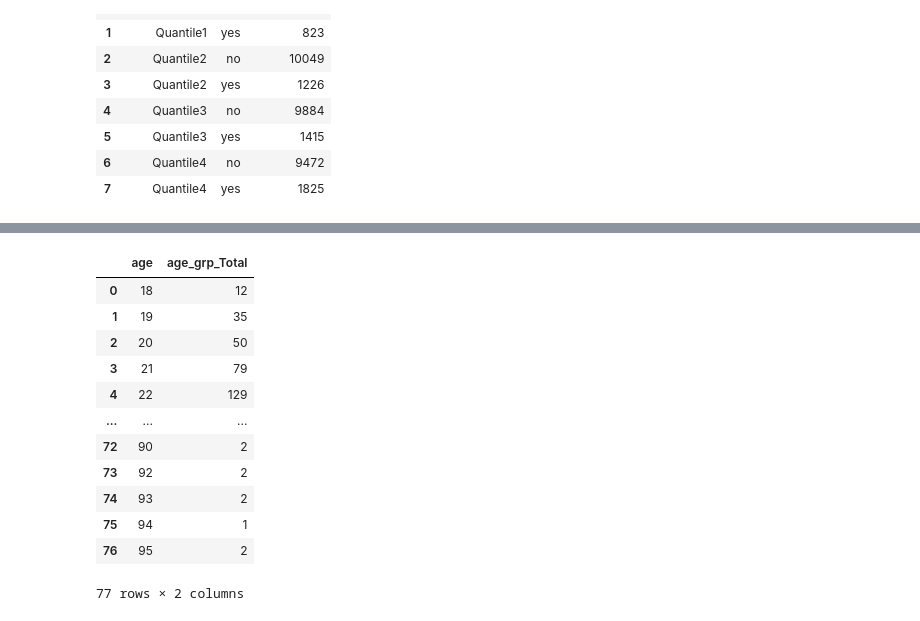
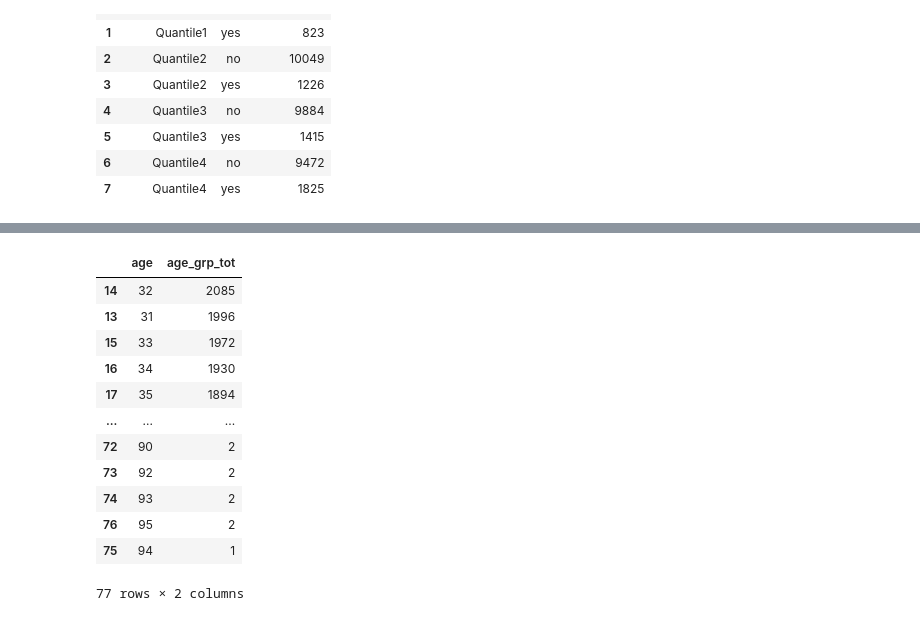
Before and after one commit to jjpal/practice_projects, a Jupyter notebook: Packt Workshops/Binary_Classification_Activity_3_01.ipynb, the cells around one changed output, grey strips where cells are left out. Cells and saved outputs as stored; diff of their text form; code cells hidden in the pictures.

Commit message:
more transformations

```diff
--- a/Packt Workshops/Binary_Classification_Activity_3_01.ipynb
+++ b/Packt Workshops/Binary_Classification_Activity_3_01.ipynb
@@ -248,0 +310,15 @@ bank_data_comb
+# %%
+# Adding a small numerical constant to eliminate 0 values
+bank_data['balance_transf'] = bank_data['balance_transf'] + 0.00001
+# %%
+# Transform values for loan data
+bank_data['loan_transf'] = 1
+
+# Giving a weight of 11 if there is no loan
+bank_data.loc[bank_data['loan'] == 'no', 'loan_transf'] = 11
+
+# Transform values for Housing data
+bank_data['house_transf'] = 11
+
+# Giving a weight of 1 if the customer has a house
+bank_data.loc[bank_data['housing'] == 'no', 'house_transf'] = 1
@@ -248,0 +334,6 @@ bank_data_comb
+# %%
+# Let us now create the new variable which is a product of all these
+bank_data['asset_index'] = bank_data['balance_transf'] * bank_data['loan_transf'] * bank_data['house_transf']
+
+# display dataframe with new column
+bank_data.sample(3)
@@ -248,0 +351,9 @@ bank_data_comb
+# %%
+# Creating quantiles from the asset_index data
+bank_data['asset_class'] = 'Quant1'
+bank_data.loc[(bank_data['asset_index'] > 0.38) & (bank_data['asset_index'] < 0.57), 'asset_class'] = 'Quant2'
+bank_data.loc[(bank_data['asset_index'] > 0.57) & (bank_data['asset_index'] < 1.9), 'asset_class'] = 'Quant3'
+bank_data.loc[bank_data['asset_index'] > 1.9, 'asset_class'] = 'Quant4'
+
+# display dataframe with new column
+bank_data.sample(3)
@@ -249,18 +423,18 @@ bank_data_comb
 # %%
 # age group
-bank_age_grp = bank_data.groupby('age')['y'].agg(age_grp_Total='count').reset_index()
-bank_age_grp
+age_grp_tot = bank_data.groupby('age')['y'].agg(age_grp_tot='count').reset_index()
+age_grp_tot.sort_values(by=['age_grp_tot'], ascending=[False])
 # %% [output]
-|  | age | age_grp_Total |
-| 0 | 18 | 12 |
-| 1 | 19 | 35 |
-| 2 | 20 | 50 |
-| 3 | 21 | 79 |
-| 4 | 22 | 129 |
+|  | age | age_grp_tot |
+| 14 | 32 | 2085 |
+| 13 | 31 | 1996 |
+| 15 | 33 | 1972 |
+| 16 | 34 | 1930 |
+| 17 | 35 | 1894 |
 | ... | ... | ... |
 | 72 | 90 | 2 |
 | 73 | 92 | 2 |
 | 74 | 93 | 2 |
+| 76 | 95 | 2 |
 | 75 | 94 | 1 |
-| 76 | 95 | 2 |
 77 rows × 2 columns
```
Also changed, not shown: parts of 26 cells of this notebook.
